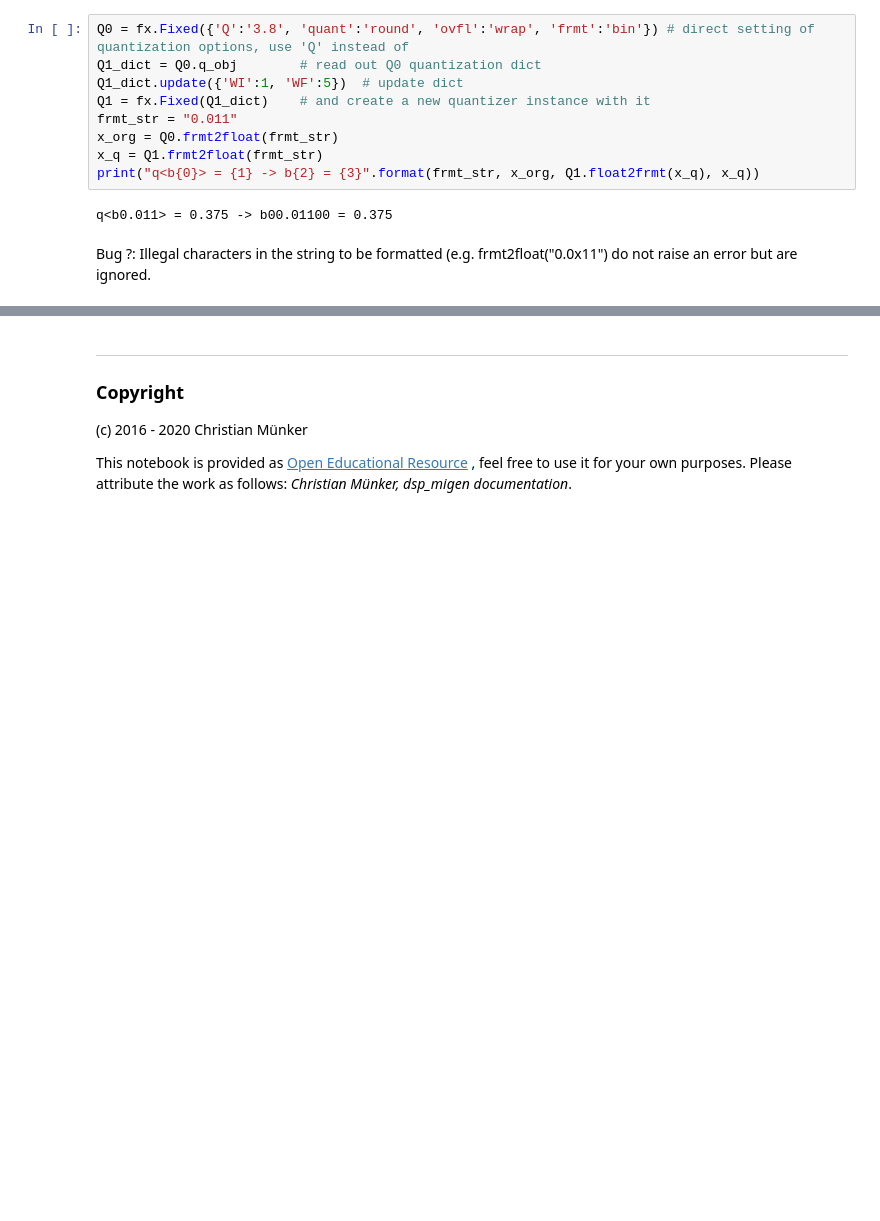
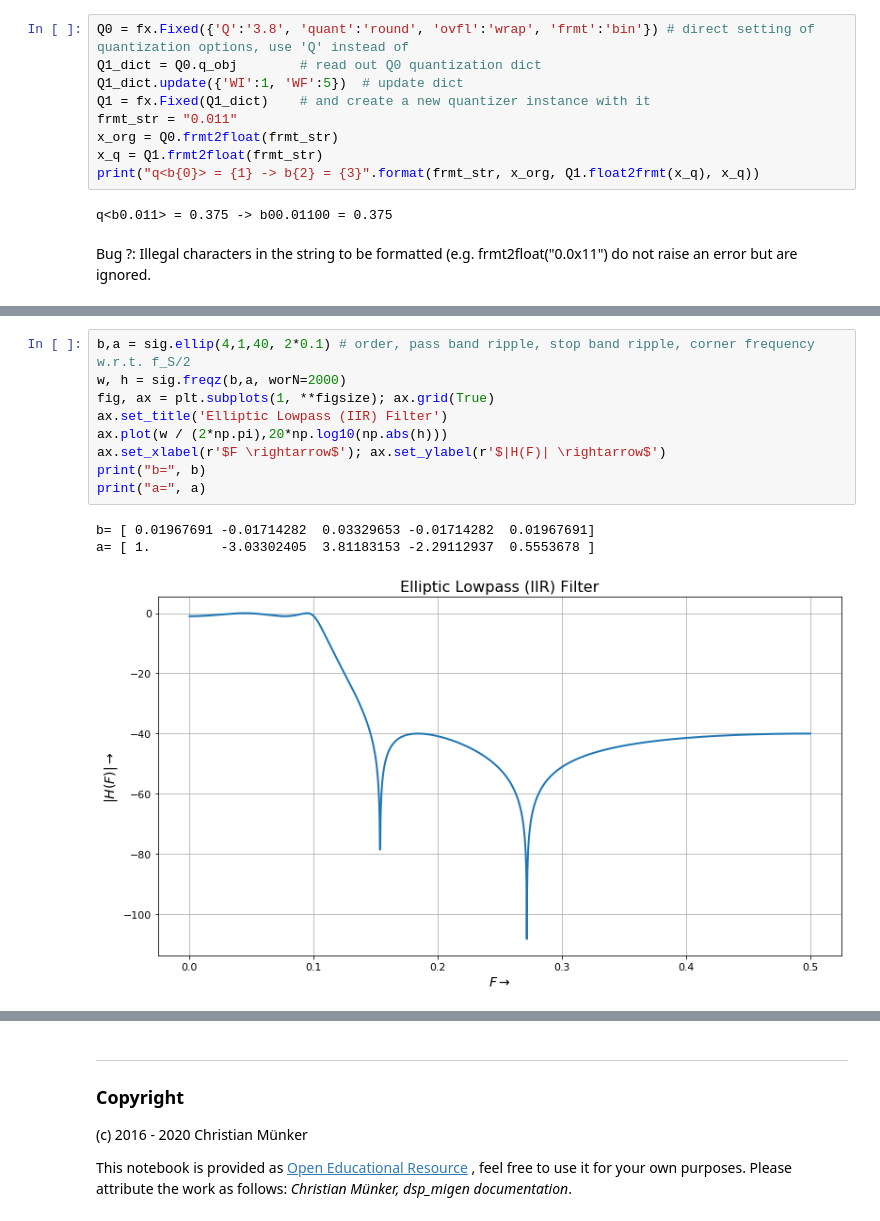
Before and after one commit to chipmuenk/dsp_nmigen, a Jupyter notebook: doc/Requant.ipynb, the cells around one changed output, grey strips where cells are left out. Cells and saved outputs as stored; diff of their text form; blank space fills up the shorter version.

```diff
--- a/doc/Requant.ipynb
+++ b/doc/Requant.ipynb
@@ -190,0 +225,13 @@ Bug ?: Illegal characters in the string to be formatted (e.g. frmt2float("0.0x11
+# %%
+b,a = sig.ellip(4,1,40, 2*0.1) # order, pass band ripple, stop band ripple, corner frequency w.r.t. f_S/2
+w, h = sig.freqz(b,a, worN=2000)
+fig, ax = plt.subplots(1, **figsize); ax.grid(True)
+ax.set_title('Elliptic Lowpass (IIR) Filter')
+ax.plot(w / (2*np.pi),20*np.log10(np.abs(h)))
+ax.set_xlabel(r'$F \rightarrow$'); ax.set_ylabel(r'$|H(F)| \rightarrow$')
+print("b=", b)
+print("a=", a)
+# %% [output]
+b= [ 0.01967691 -0.01714282  0.03329653 -0.01714282  0.01967691]
+a= [ 1.         -3.03302405  3.81183153 -2.29112937  0.5553678 ]
+[figure, added]
```
Also changed, not shown: parts of 10 cells of this notebook.
